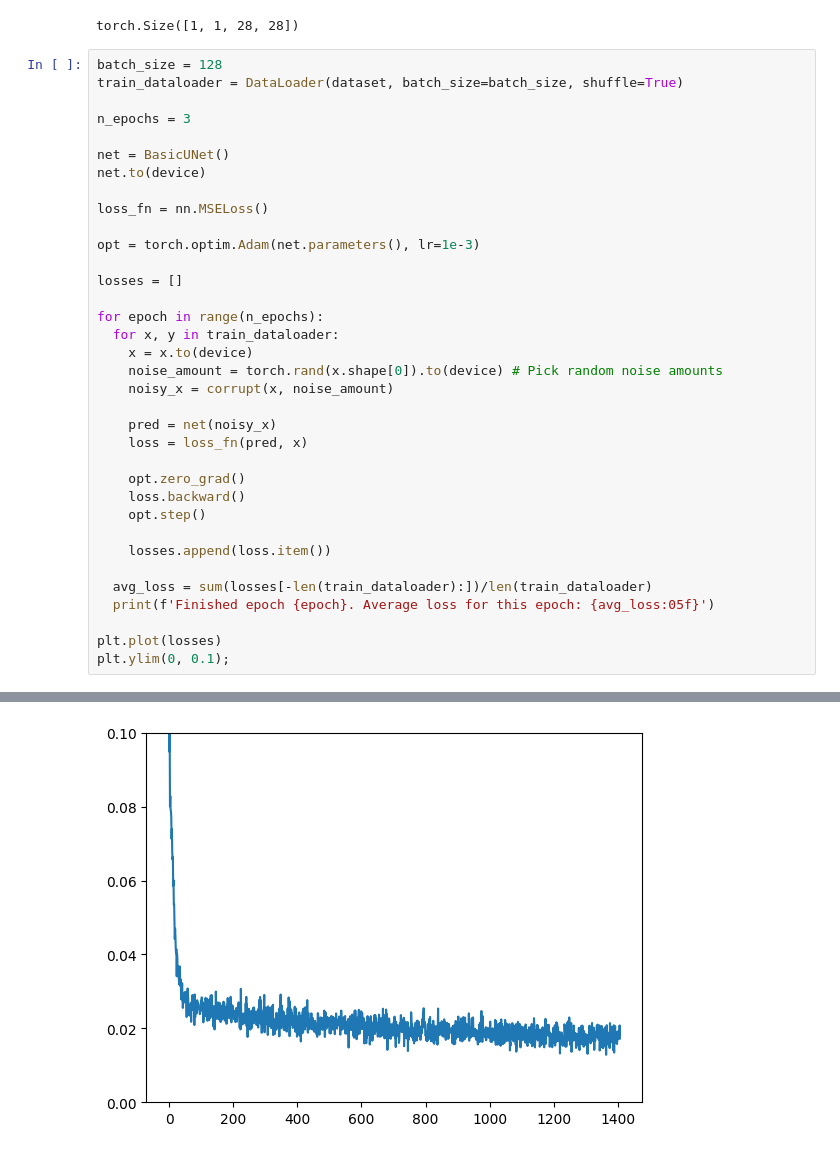
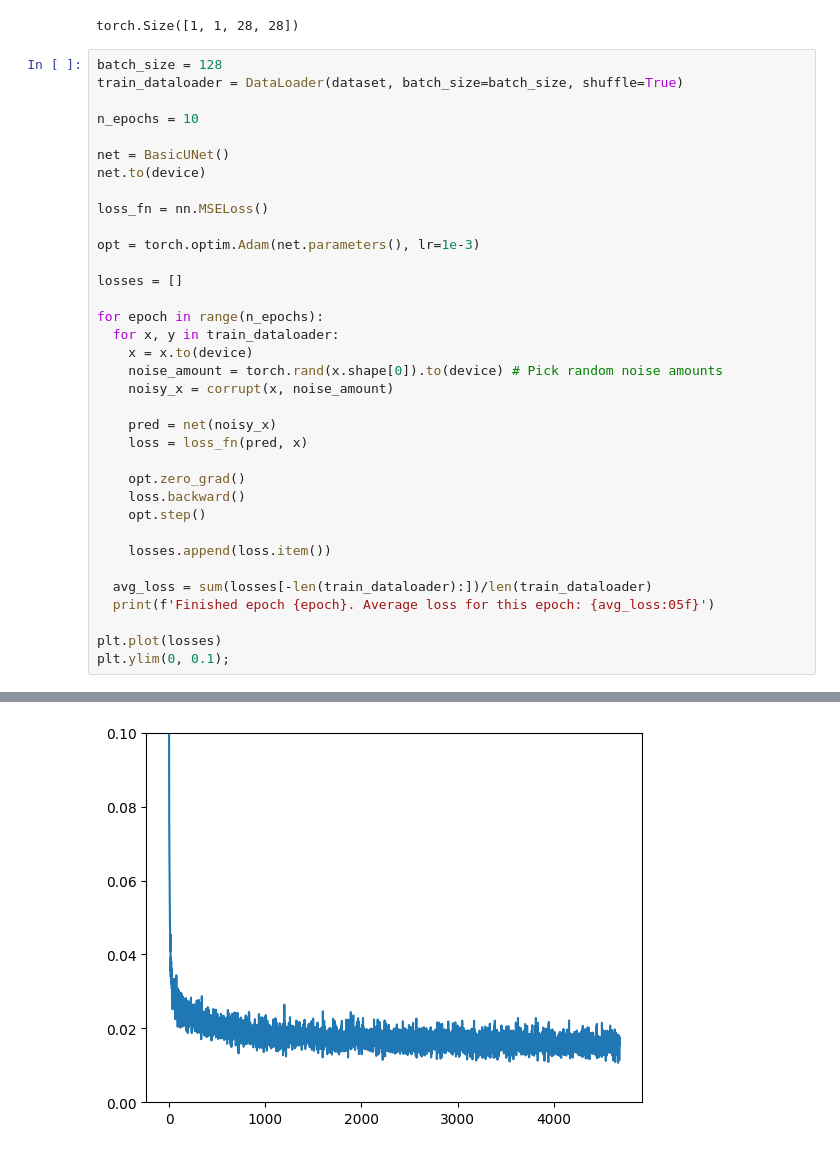
Before and after one commit to rohanjsheth/DiffusionModels, a Jupyter notebook: ToyDiffusionMINST.ipynb, the cells around one changed output, grey strips where cells are left out. Cells and saved outputs as stored; diff of their text form.

```diff
--- a/ToyDiffusionMINST.ipynb
+++ b/ToyDiffusionMINST.ipynb
@@ -113,7 +136,7 @@ torch.Size([1, 1, 28, 28])
 batch_size = 128
 train_dataloader = DataLoader(dataset, batch_size=batch_size, shuffle=True)
 
-n_epochs = 3
+n_epochs = 10
 
 net = BasicUNet()
 net.to(device)
@@ -151,4 +181,4 @@ Finished epoch 2. Average loss for this epoch: 0.018181
-[figure, old version]
+[figure, new version]
 # %%
 # Fetch some data
 x, y = next(iter(train_dataloader))
```
Also changed, not shown: parts of 10 cells of this notebook.
